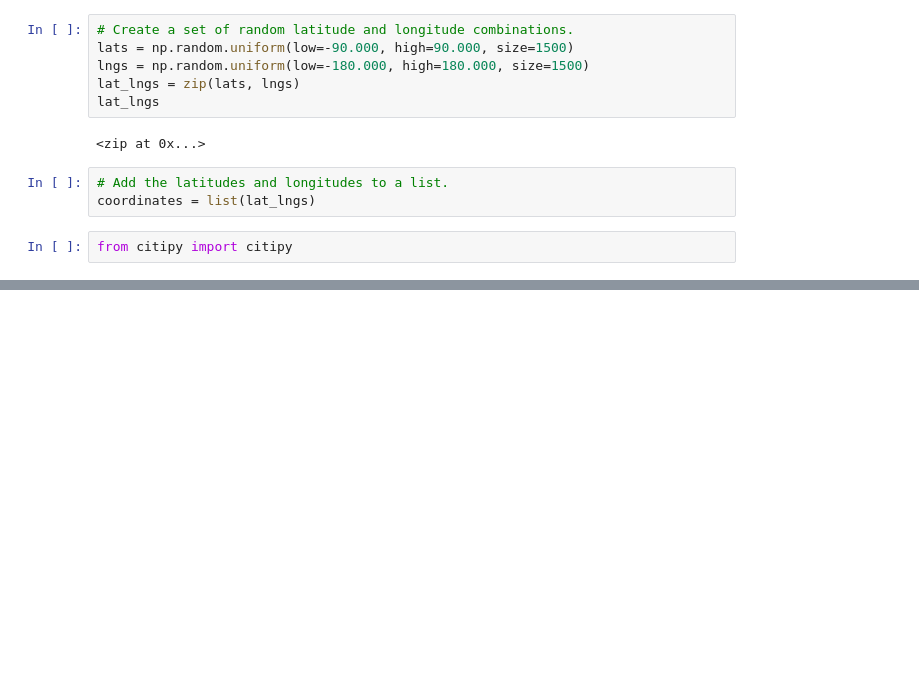
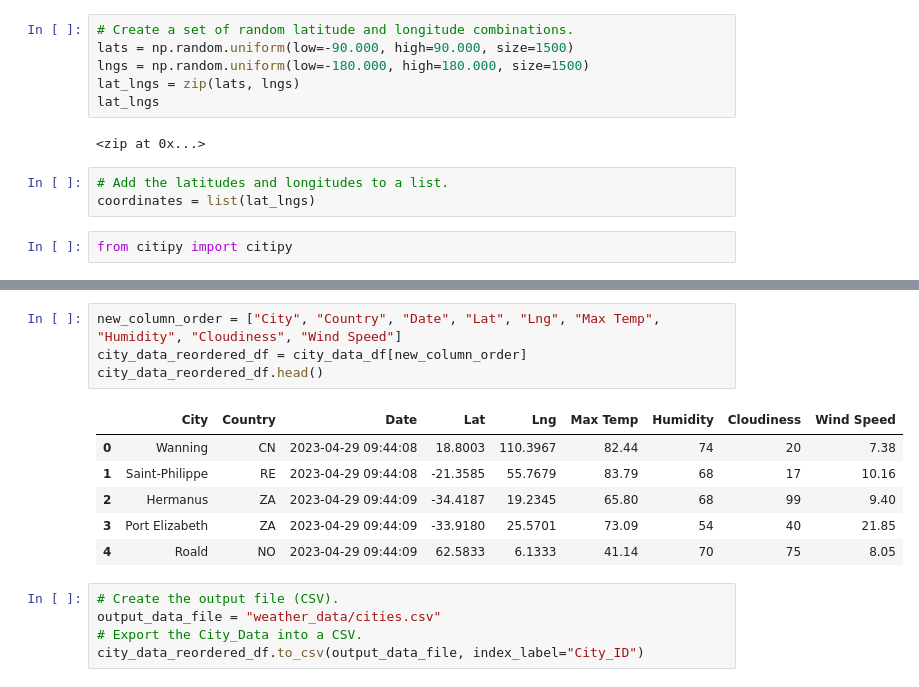
Before and after one commit to mbzrey/World_Weather_Analysis, a Jupyter notebook: WeatherPy.ipynb, the cells around one changed output, grey strips where cells are left out. Saved outputs shown, nothing was run; the diff lists cells and outputs as text; blank space fills up the shorter version.

```diff
--- a/WeatherPy.ipynb
+++ b/WeatherPy.ipynb
@@ -32,0 +142,16 @@ len(cities)
+# %%
+new_column_order = ["City", "Country", "Date", "Lat", "Lng", "Max Temp", "Humidity", "Cloudiness", "Wind Speed"]
+city_data_reordered_df = city_data_df[new_column_order]
+city_data_reordered_df.head()
+# %% [output]
+|  | City | Country | Date | Lat | Lng | Max Temp | Humidity | Cloudiness | Wind Speed |
+| 0 | Wanning | CN | 2023-04-29 09:44:08 | 18.8003 | 110.3967 | 82.44 | 74 | 20 | 7.38 |
+| 1 | Saint-Philippe | RE | 2023-04-29 09:44:08 | -21.3585 | 55.7679 | 83.79 | 68 | 17 | 10.16 |
+| 2 | Hermanus | ZA | 2023-04-29 09:44:09 | -34.4187 | 19.2345 | 65.80 | 68 | 99 | 9.40 |
+| 3 | Port Elizabeth | ZA | 2023-04-29 09:44:09 | -33.9180 | 25.5701 | 73.09 | 54 | 40 | 21.85 |
+| 4 | Roald | NO | 2023-04-29 09:44:09 | 62.5833 | 6.1333 | 41.14 | 70 | 75 | 8.05 |
+# %%
+# Create the output file (CSV).
+output_data_file = "weather_data/cities.csv"
+# Export the City_Data into a CSV.
+city_data_reordered_df.to_csv(output_data_file, index_label="City_ID")
```
Also changed, not shown: parts of 6 cells of this notebook, 1 other file.
